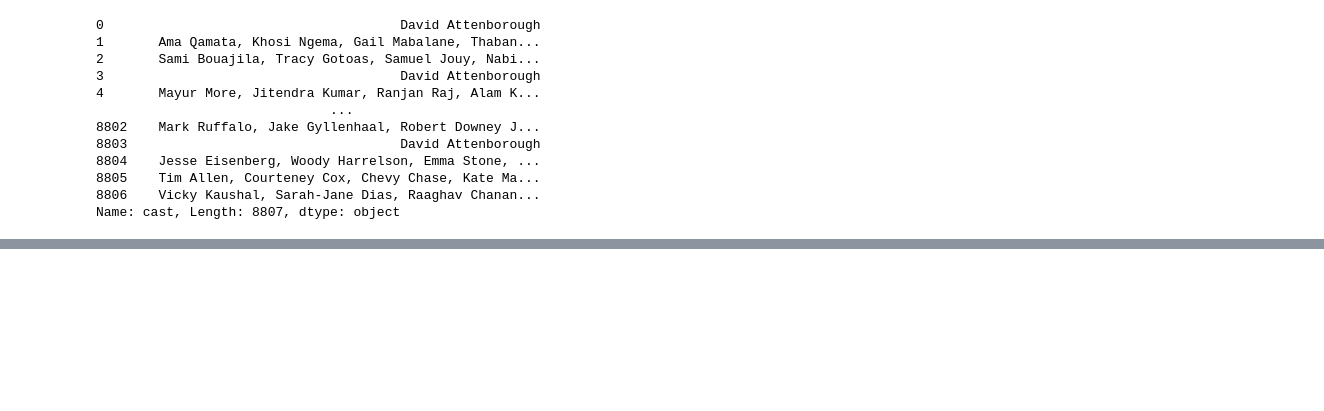
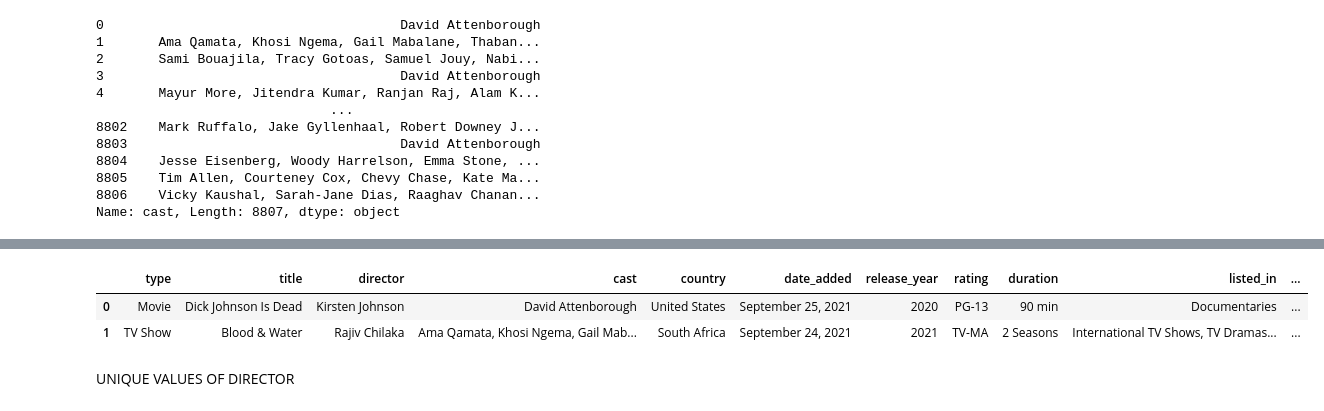
Before and after one commit to tosif91/machine_learning, a Jupyter notebook: basics/Netflix_EDA.ipynb, the cells around one changed output, grey strips where cells are left out. Saved outputs shown, nothing was run; the diff lists cells and outputs as text; code cells hidden in the pictures; blank space fills up the shorter version.

```diff
--- a/basics/Netflix_EDA.ipynb
+++ b/basics/Netflix_EDA.ipynb
@@ -219,0 +269,8 @@ Name: cast, Length: 8807, dtype: object
+# %%
+df.head(2)
+# %% [output]
+|  | type | title | director | cast | country | date_added | release_year | rating | duration | listed_in | ... |
+| 0 | Movie | Dick Johnson Is Dead | Kirsten Johnson | David Attenborough | United States | September 25, 2021 | 2020 | PG-13 | 90 min | Documentaries | ... |
+| 1 | TV Show | Blood & Water | Rajiv Chilaka | Ama Qamata, Khosi Ngema, Gail Mab... | South Africa | September 24, 2021 | 2021 | TV-MA | 2 Seasons | International TV Shows, TV Dramas... | ... |
+# %% [markdown]
+UNIQUE VALUES OF DIRECTOR
```
Also changed, not shown: parts of 18 cells of this notebook.
